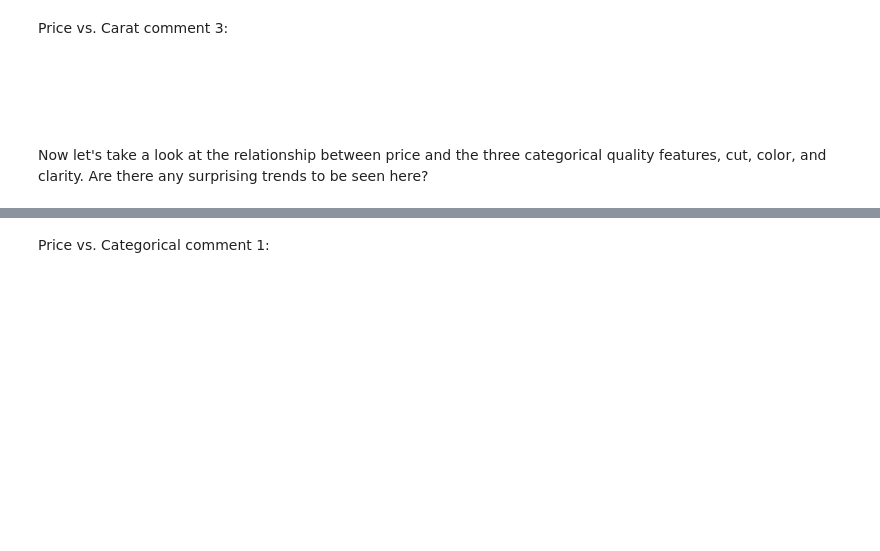
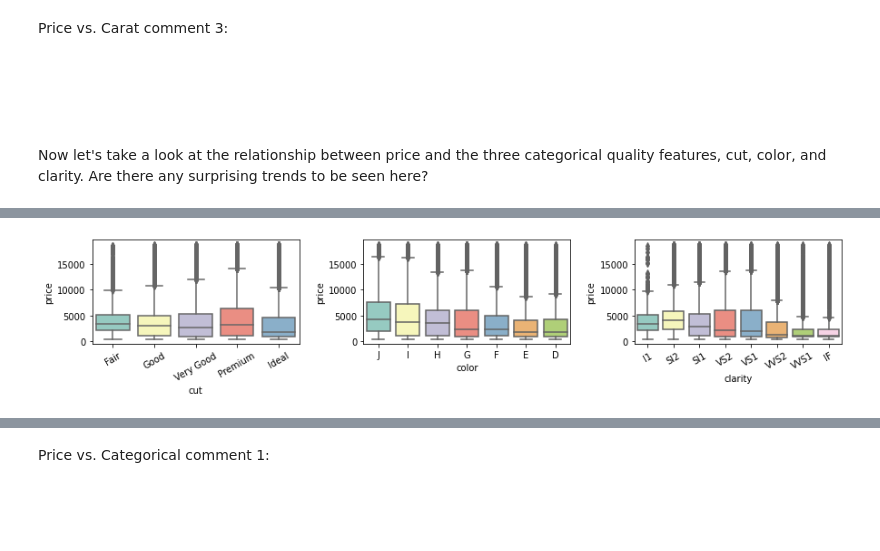
Before and after one commit to philip-h-dye/udacity--data-visualization, a Jupyter notebook: 007-case-study/Bivariate_Exploration.ipynb, the cells around one changed output, grey strips where cells are left out. Saved outputs shown, nothing was run; the diff lists cells and outputs as text; code cells hidden in the pictures; blank space fills up the shorter version.

```diff
--- a/007-case-study/Bivariate_Exploration.ipynb
+++ b/007-case-study/Bivariate_Exploration.ipynb
@@ -236,0 +101,31 @@ Now let's take a look at the relationship between price and the three categorica
+# %%
+# bivariate plots of price vs. cut, color, clarity
+fig, (ax1, ax2, ax3) = plt.subplots(ncols=3,figsize=(13,3))
+fig.tight_layout(pad=4.0)
+
+def summary_chart_HIST ( ax, data, field, labels, rotation = 0 ) :
+    bin_width = 1000 ; bin_edges = np.arange(-3, diamonds['price'].max()+bin_width, bin_width)
+    g = sb.FacetGrid(data = data, hue = field, hue_order = labels[::-1])
+    q = g.map(plt.hist, "price", bins = bin_edges, histtype = 'step') # .set(xscale = 'log')
+    # g.set(yticks = ticks, yticklabels = ticks)
+    g.add_legend();
+    if rotation > 0 :
+        [plt.setp(ax.get_xticklabels(), rotation=rotation) for ax in g.axes.flat]
+
+def summary_chart ( ax, data, field, labels, rotation = 0 ) :
+    ax = sb.boxplot(ax = ax, x=field, y="price", # hue="smoker",
+                    data=diamonds, palette="Set3")
+    if rotation > 0 :
+        for tick in ax.get_xticklabels():
+            tick.set_rotation(rotation)
+
+labels = ['Fair', 'Good', 'Very Good', 'Premium', 'Ideal']
+summary_chart(ax1, diamonds, 'cut', labels, rotation=30)
+
+labels = [ 'J', 'I', 'H', 'G', 'F', 'E', 'D' ] # some-color .. color-less
+summary_chart(ax2, diamonds, 'color', labels)
+
+labels = [ 'I1', 'SI2', 'SI1', 'VS2', 'VS1', 'VVS2', 'VVS1', 'IF' ] # inclusions .. internally flawless
+summary_chart(ax3, diamonds, 'clarity', labels, rotation=30)
+# %% [output]
+[figure, added]
```
Also changed, not shown: parts of 13 cells of this notebook, 6 other files.
